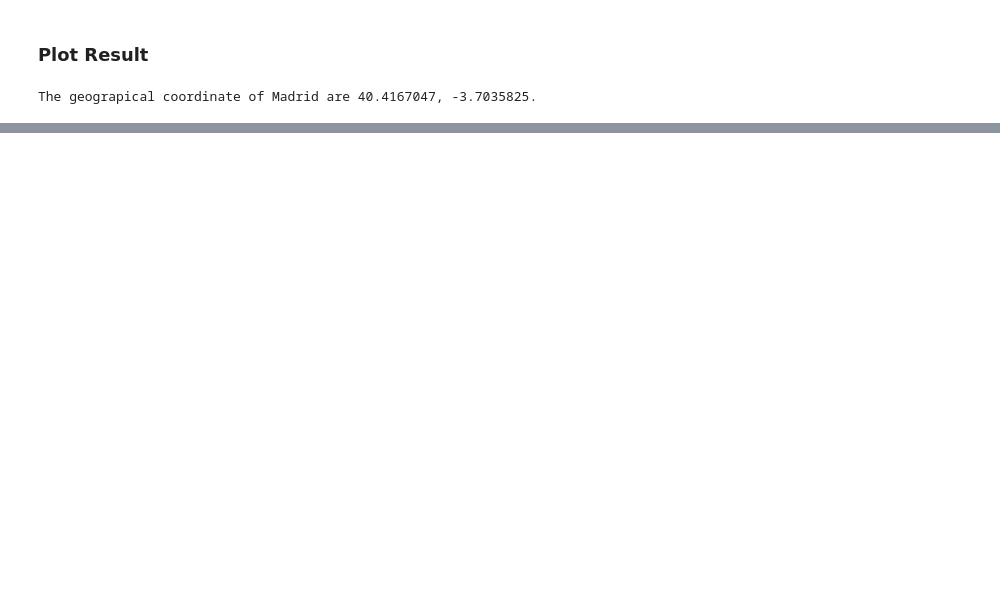
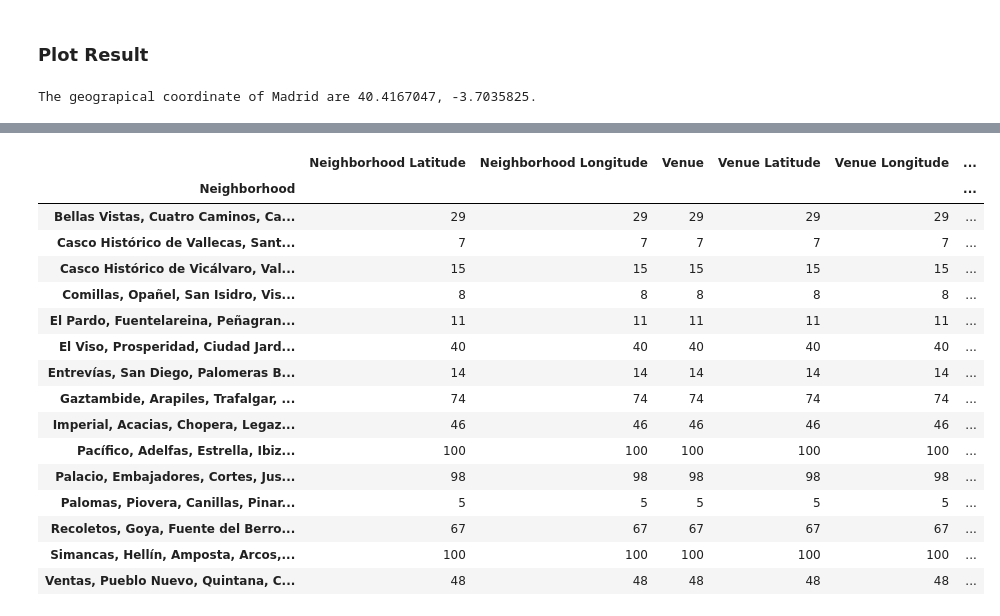
Before and after one commit to sergiogarciagar/Coursera_Capstone, a Jupyter notebook: Capstone Project - The Battle of Neighborhoods Madrid .ipynb, the cells around one changed output, grey strips where cells are left out. Cells and saved outputs as stored; diff of their text form; code cells hidden in the pictures; blank space fills up the shorter version.

```diff
--- a/Capstone Project - The Battle of Neighborhoods Madrid .ipynb
+++ b/Capstone Project - The Battle of Neighborhoods Madrid .ipynb
@@ -215,0 +460,13 @@ map_madrid
+# %%
+# add clustering labels
+neighborhoods_venues_sorted = neighborhoods_venues_sorted.dropna(how='any')
+neighborhoods_venues_sorted.insert(0, 'Cluster Labels', kmeans.labels_)
+
+df4 = df3.dropna()
+
+df3_merged = df4
+
+# merge toronto_grouped with toronto_data to add latitude/longitude for each neighborhood
+df3_merged = df3_merged.join(neighborhoods_venues_sorted.set_index('Neighborhood'), on='Neighborhood')
+
+df3_merged.head() # check the last columns!
@@ -215,0 +480,5 @@ map_madrid
+# %%
+df3_merged = df3_merged.dropna(how='any')
+df3_merged['Cluster Labels'].unique()
+df3_merged['Cluster Labels'] = df3_merged['Cluster Labels'].astype(np.int64)
+df3_merged['Cluster Labels'].unique()
@@ -215,0 +578,5 @@ map_madrid
+# %%
+df_C1 = df3_merged[df3_merged['Cluster Labels'] == 0]
+df_C1 = df_C1.drop(['Cluster Labels', '1st Most Common Venue', '2nd Most Common Venue', '3rd Most Common Venue', '4th Most Common Venue', '5th Most Common Venue'], axis=1)
+df_C1 = df_C1.drop(['6th Most Common Venue', '7th Most Common Venue', '8th Most Common Venue', '9th Most Common Venue', '10th Most Common Venue'], axis=1)
+df_C1.head()
@@ -215,0 +594,5 @@ map_madrid
+# %%
+df_C1_venues = getNearbyVenues(names=df_C1['Neighborhood'],
+                                   latitudes=df_C1['Latitude'],
+                                   longitudes=df_C1['Longitude']
+                                  )
@@ -215,0 +615,20 @@ map_madrid
+# %%
+df_C1_venues.groupby('Neighborhood').count()
+# %% [output]
+|  | Neighborhood Latitude | Neighborhood Longitude | Venue | Venue Latitude | Venue Longitude | ... |
+| Neighborhood |  |  |  |  |  | ... |
+| Bellas Vistas, Cuatro Caminos, Ca... | 29 | 29 | 29 | 29 | 29 | ... |
+| Casco Histórico de Vallecas, Sant... | 7 | 7 | 7 | 7 | 7 | ... |
+| Casco Histórico de Vicálvaro, Val... | 15 | 15 | 15 | 15 | 15 | ... |
+| Comillas, Opañel, San Isidro, Vis... | 8 | 8 | 8 | 8 | 8 | ... |
+| El Pardo, Fuentelareina, Peñagran... | 11 | 11 | 11 | 11 | 11 | ... |
+| El Viso, Prosperidad, Ciudad Jard... | 40 | 40 | 40 | 40 | 40 | ... |
+| Entrevías, San Diego, Palomeras B... | 14 | 14 | 14 | 14 | 14 | ... |
+| Gaztambide, Arapiles, Trafalgar, ... | 74 | 74 | 74 | 74 | 74 | ... |
+| Imperial, Acacias, Chopera, Legaz... | 46 | 46 | 46 | 46 | 46 | ... |
+| Pacífico, Adelfas, Estrella, Ibiz... | 100 | 100 | 100 | 100 | 100 | ... |
+| Palacio, Embajadores, Cortes, Jus... | 98 | 98 | 98 | 98 | 98 | ... |
+| Palomas, Piovera, Canillas, Pinar... | 5 | 5 | 5 | 5 | 5 | ... |
+| Recoletos, Goya, Fuente del Berro... | 67 | 67 | 67 | 67 | 67 | ... |
+| Simancas, Hellín, Amposta, Arcos,... | 100 | 100 | 100 | 100 | 100 | ... |
+| Ventas, Pueblo Nuevo, Quintana, C... | 48 | 48 | 48 | 48 | 48 | ... |
```
Also changed, not shown: parts of 61 cells of this notebook.
